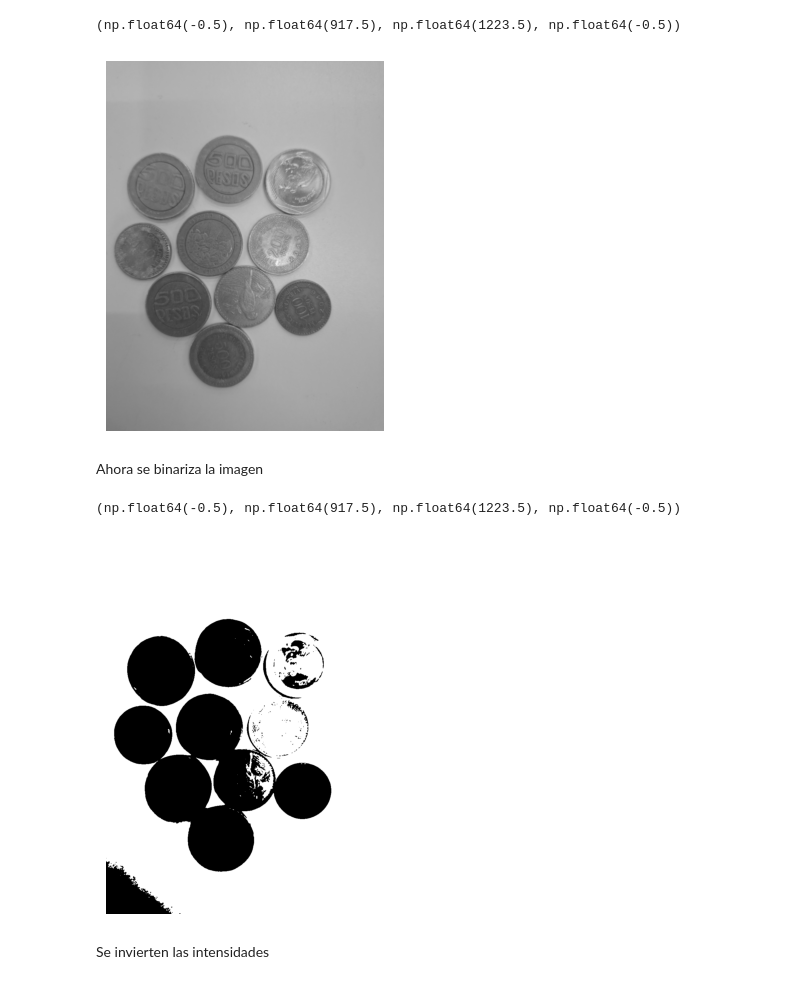
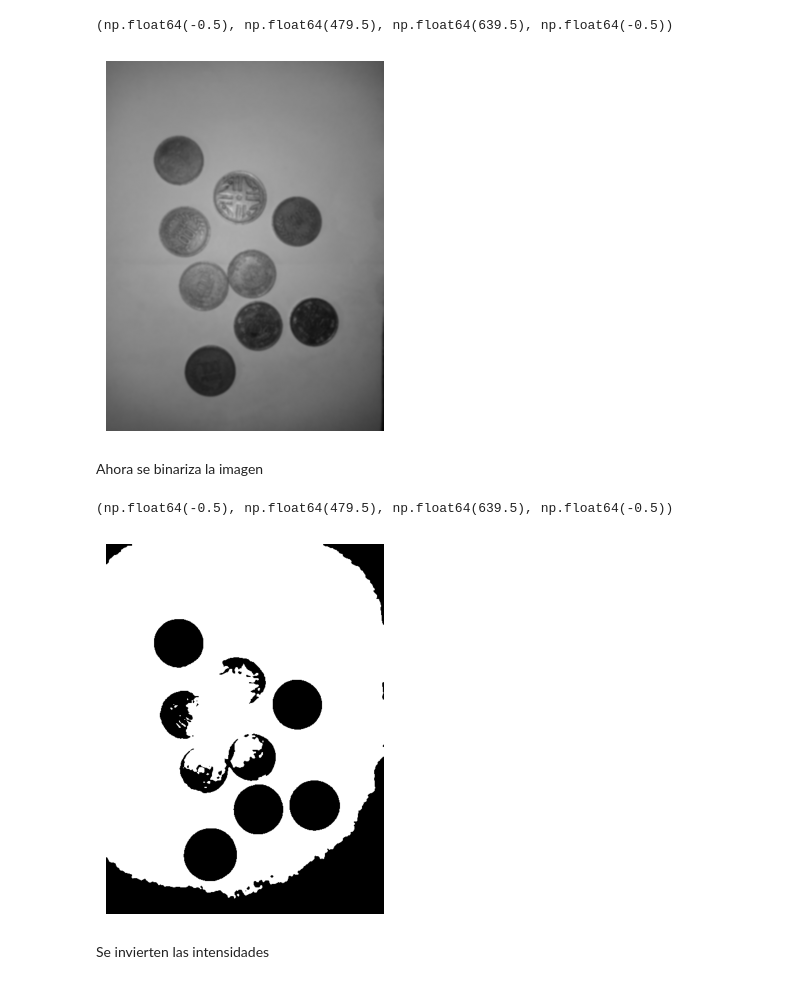
Before and after one commit to MathewsM14/monedas, a Jupyter notebook: monedas.ipynb, the cells around one changed output. Saved outputs shown, nothing was run; the diff lists cells and outputs as text; code cells hidden in the pictures.

```diff
--- a/monedas.ipynb
+++ b/monedas.ipynb
@@ -3,28 +3,28 @@ import cv2
 import matplotlib.pyplot as plt
 import numpy as np
 # %%
-img = cv2.imread('monedas.jpg')
+img = cv2.imread('mi_moneda.jpg')
 img = cv2.resize(img, (0, 0), fx=0.3, fy=0.3)  # para ajustar el tamaño
-img = cv2.GaussianBlur(img, (5, 5), 0)  # para suavizar la imagen
+img = cv2.GaussianBlur(img, (7, 7), 0)  # para suavizar la imagen
 # %%
 img = cv2.cvtColor(img, cv2.COLOR_BGR2RGB)  #Convertir de BGR a RGB
 img_gray = cv2.cvtColor(img, cv2.COLOR_RGB2GRAY) #Convertir de RGB a GRIS
 plt.imshow(img_gray, cmap='gray', vmin=0, vmax=255)
 plt.axis('off')
 # %% [output]
-(np.float64(-0.5), np.float64(917.5), np.float64(1223.5), np.float64(-0.5))
+(np.float64(-0.5), np.float64(479.5), np.float64(639.5), np.float64(-0.5))
-[figure, old version]
+[figure, new version]
 # %% [markdown]
 Ahora se binariza la imagen
 # %%
 #Se aplica la binarización y suavizado
-blur = cv2.GaussianBlur(img_gray, (3, 3), 0)
+blur = cv2.GaussianBlur(img_gray, (5, 5), 0)
 _, imgbin = cv2.threshold(blur, 0, 255, cv2.THRESH_BINARY + cv2.THRESH_OTSU)
 plt.imshow(imgbin, cmap='gray')
 plt.axis('off')
 # %% [output]
-(np.float64(-0.5), np.float64(917.5), np.float64(1223.5), np.float64(-0.5))
+(np.float64(-0.5), np.float64(479.5), np.float64(639.5), np.float64(-0.5))
-[figure, old version]
+[figure, new version]
 # %% [markdown]
 Se invierten las intensidades
 # %%
```
Also changed, not shown: parts of 4 cells of this notebook, 3 other files.
